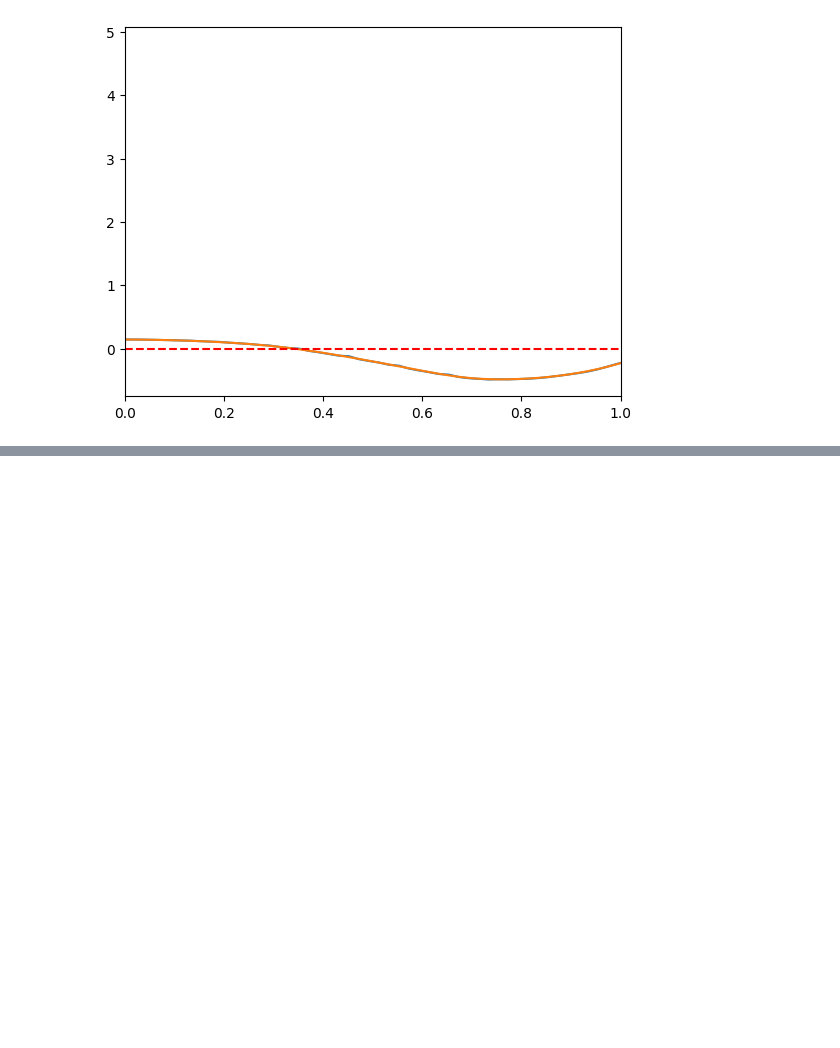
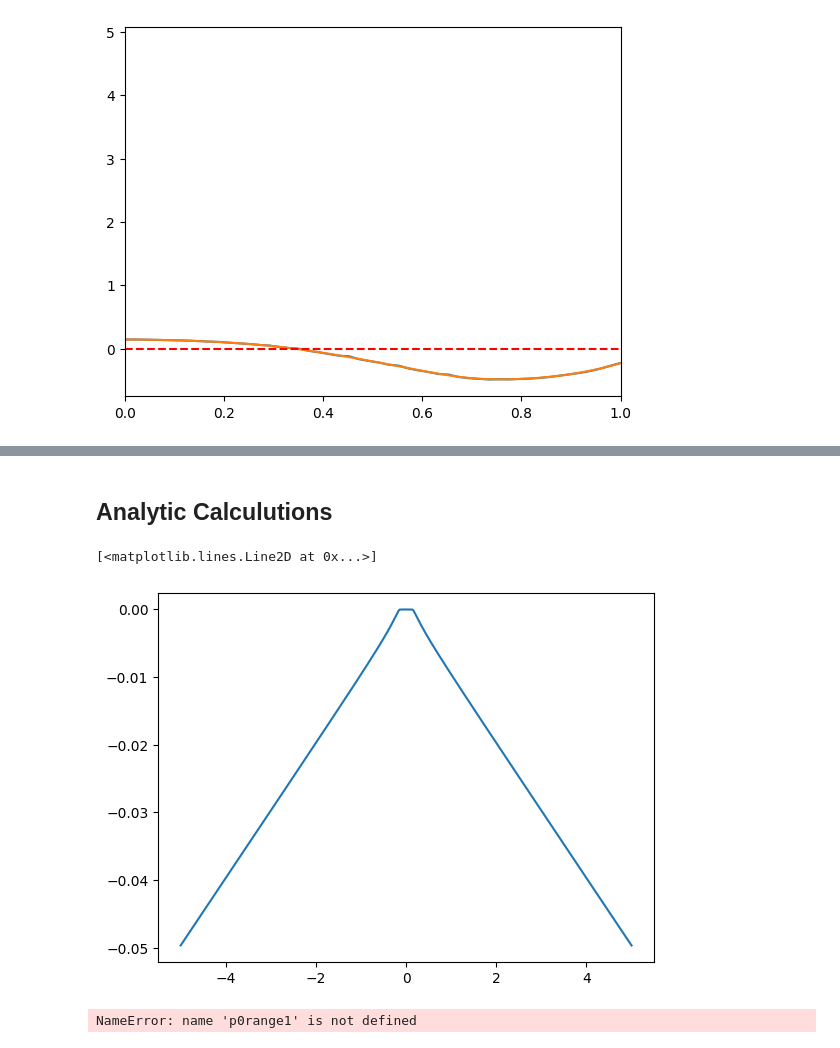
Before and after one commit to k-maslov/TMQGP, a Jupyter notebook: Py_files/Thermal_calc.ipynb, the cells around one changed output, grey strips where cells are left out. Drawn from its saved outputs; the diff is of its cells as text; code cells hidden in the pictures; blank space fills up the shorter version.

```diff
--- a/Py_files/Thermal_calc.ipynb
+++ b/Py_files/Thermal_calc.ipynb
@@ -267,0 +345,27 @@ plt.axhline(0, color='red', linestyle='--')
+# %% [markdown]
+## Analytic Calculutions
+# %%
+def SigmaP(ω, mf, mb, T):
+    g= 10.08
+    mp = mf + mb
+    mm = abs(mf-mb)
+    res =  -(np.heaviside(ω**2 - mp**2, 0.5) - np.heaviside(mm**2 - ω**2,0.5))*(mp + ω)*(ω - mm)*np.sqrt((ω**2 - mm**2)*(ω**2 - mp**2))*(1/(np.tanh((ω**2 + mm*mp)/4/ω/T)) + np.tanh((ω**2 - mm*mp)/4/ω/T))/64/np.pi/ω**3
+    return np.nan_to_num(res)
+    #return -(g**2) * (np.heaviside(ω**2 - mp**2, 0.5) - np.heaviside(mm**2 - ω**2,0.5)) #*(ω + mp)*(ω - mm)*np.sqrt(ω**2 - mm**2)*np.sqrt(ω**2 - mp**2)*(1/(np.tanh((ω**2 + mm*mp)/4/ω/T)) + np.tanh((ω**2 - mm*mp)/4/ω/T))/64/np.pi/ω**3
+    #return -(g**2) * ((ω**2 - mf**2)**2) * (np.tanh((ω**2 - mf**2)/4/T/ω) + 1/np.tanh((ω**2 + mf**2)/4/T/ω))/64/np.pi/ω**3
+ωrange = np.linspace(-5, 5, 500)
+
+SigmaP_array = np.array([SigmaP(i, 0, 0.134, 0.01) for i in ωrange])#Sigma     #[SigmaP(i, 1, 0, 0.1) for i in ωrange]
+SigmaS_array = np.array([SigmaP(-i, 0, 0.134, 0.01) for i in ωrange])#pions
+
+plt.plot(ωrange, SigmaP_array)
+#plt.xlim(-1,1)
+# %% [output]
+[<matplotlib.lines.Line2D at 0x...>]
+[figure, added]
+# %%
+plt.plot(p0range1, res_array)
+plt.plot(ωrange, SigmaP_array)
+#plt.xlim(-1,1)
+# %% [output]
+NameError: name 'p0range1' is not defined
```
Also changed, not shown: parts of 53 cells of this notebook.
